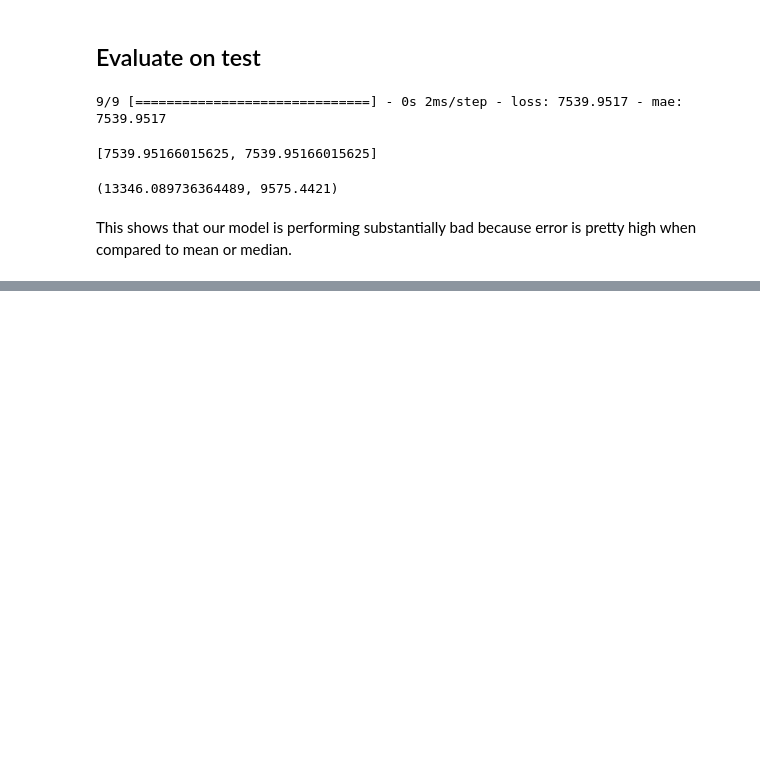
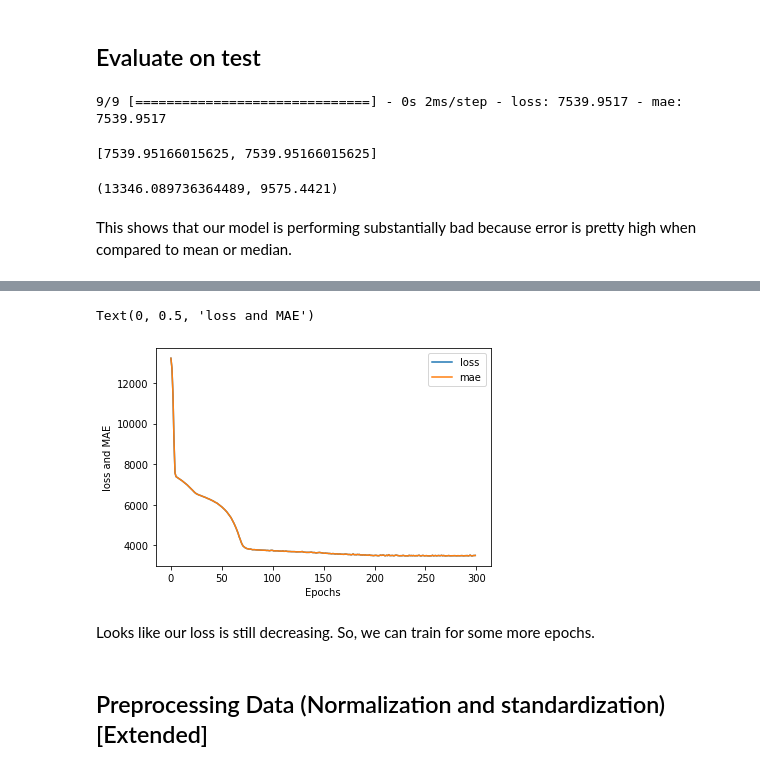
Before and after one commit to Shubhranshu-Malhotra/Medical-Cost-Forecast-TF, a Jupyter notebook: Medical_Insurance_Cost_Forecast.ipynb, the cells around one changed output, grey strips where cells are left out. Cells and saved outputs as stored; diff of their text form; code cells hidden in the pictures; blank space fills up the shorter version.

```diff
--- a/Medical_Insurance_Cost_Forecast.ipynb
+++ b/Medical_Insurance_Cost_Forecast.ipynb
@@ -156,0 +404,11 @@ This shows that our model is performing substantially bad because error is prett
+# %%
+pd.DataFrame(history_6.history).plot()
+plt.xlabel('Epochs')
+plt.ylabel('loss and MAE')
+# %% [output]
+Text(0, 0.5, 'loss and MAE')
+[figure, added]
+# %% [markdown]
+Looks like our loss is still decreasing. So, we can train for some more epochs.
+# %% [markdown]
+## Preprocessing Data (Normalization and standardization) [Extended]
```
Also changed, not shown: parts of 15 cells of this notebook.
